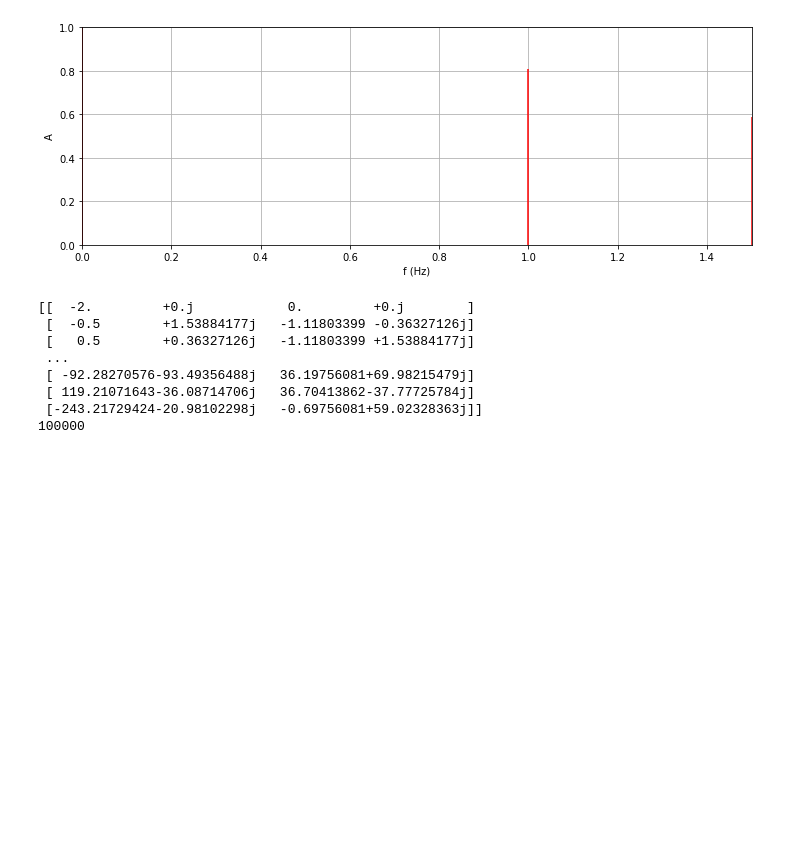
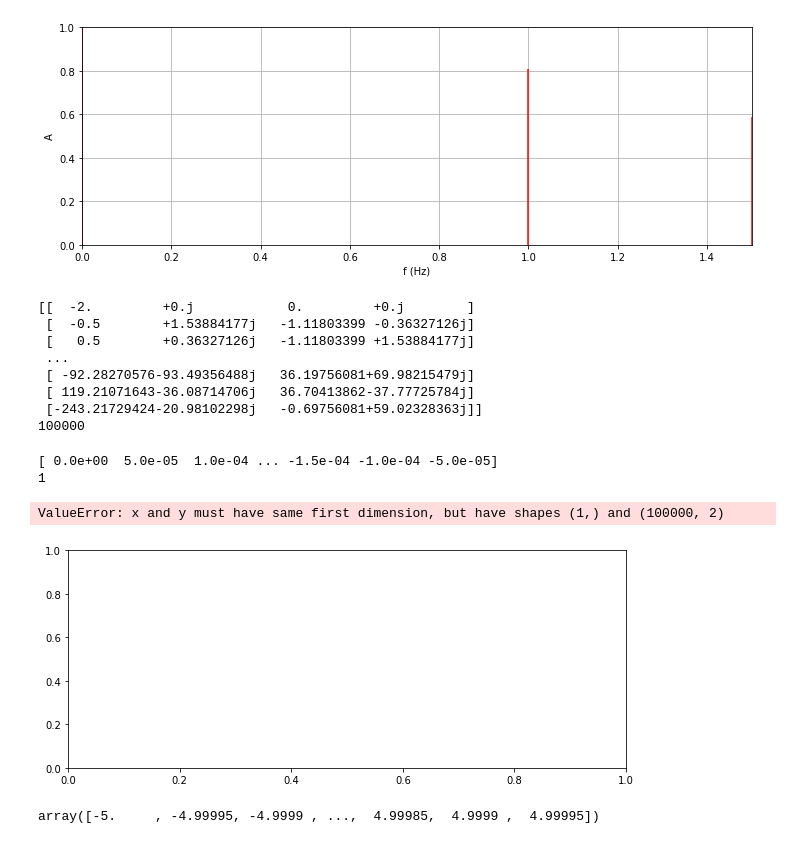
Before and after one commit to M1-2018-TraitementSignal/EncDecMP3, a Jupyter notebook: tracefrequence.ipynb, the cells around one changed output. Cells and saved outputs as stored; diff of their text form; code cells hidden in the pictures; blank space fills up the shorter version.

```diff
--- a/tracefrequence.ipynb
+++ b/tracefrequence.ipynb
@@ -91,3 +91,64 @@ print(len(donnees))
 import scipy.io.wavfile
 freq, datainit = scipy.io.wavfile.read('test.wav')
 data = datainit[0:50]
+# %%
+#print(freq)
+#print(len(donnees))
+# T = len(data)
+#T = 10
+#fe = freq / 2
+# print(abs(donnees[1:50]))
+
+
+#N=len(donnees)
+#spectre = np.absolute(donnees)*2/N
+#absdata = abs(donnees)
+
+
+# espacement frequentiel de 2 point: inverse de la duree T
+#freq2 = np.arange(N) * 1/T
+
+
+print(freq)
+T = 2
+fe = 100000
+
+
+N=len(donnees)
+spectre = np.absolute(donnees)*2/N
+absdata = abs(donnees)
+
+
+freq2 = np.arange(N)*1.0/T
+
+#n = donnees.size
+#print(n)
+#freq2 = np.fft.fftfreq(n)
+#freq
+#np.fft.fftshift(freq)
+
+
+
+# On trace le spectre pour des fréquences allant de zéro à la moitié de la fréquence d'échantillonnage :
+
+figure(figsize=(10,4))
+plot(freq2,spectre,'r')
+xlabel('Frequence')
+ylabel('Amplitude')
+axis([0,fe/2,0,spectre.max()])
+grid()
+# %% [output]
+[ 0.0e+00  5.0e-05  1.0e-04 ... -1.5e-04 -1.0e-04 -5.0e-05]
+1
+ValueError: x and y must have same first dimension, but have shapes (1,) and (100000, 2)
+[figure, added]
+# %%
+signal = donnees
+>>> fourier = np.fft.fft(signal)
+>>> n = signal.size
+>>> timestep = 0.1
+>>> freq = np.fft.fftfreq(n, d=timestep)
+>>> freq
+np.fft.fftshift(freq)
+# %% [output]
+array([-5.     , -4.99995, -4.9999 , ...,  4.99985,  4.9999 ,  4.99995])
```
Also changed, not shown: parts of 5 cells of this notebook, 2 other files.
